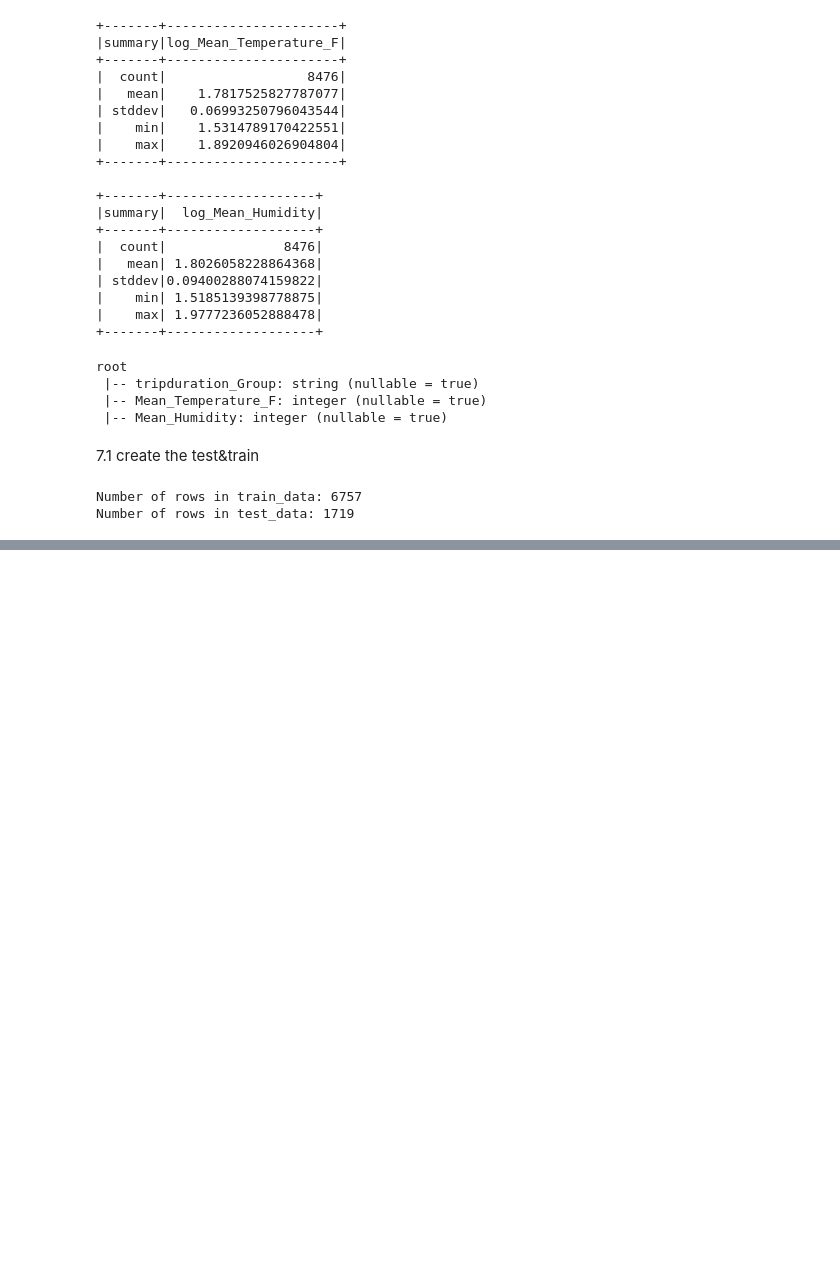
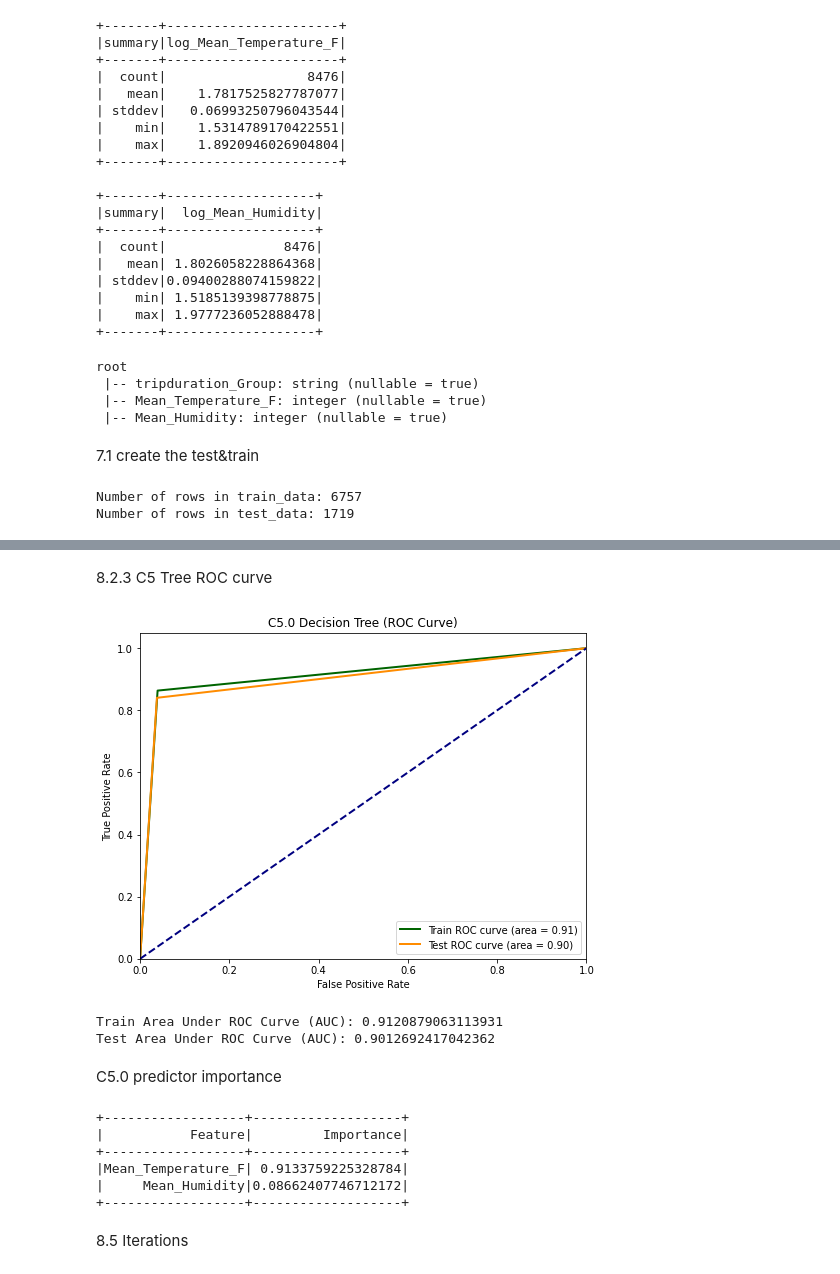
Before and after one commit to XuechenSun/Iteration-4, a Jupyter notebook: BDAS.ipynb, the cells around one changed output, grey strips where cells are left out. Drawn from its saved outputs; the diff is of its cells as text; code cells hidden in the pictures; blank space fills up the shorter version.

```diff
--- a/BDAS.ipynb
+++ b/BDAS.ipynb
@@ -668,0 +721,10 @@ Logistic Regression's Accuracy: 0.900523560209424
+# %%
+C5_dt = DecisionTreeClassifier(featuresCol="features", labelCol="label", impurity="entropy")
+
+C5_dt_model = C5_dt.fit(train_data)
+
+predictions = C5_dt_model.transform(test_data)
+
+evaluator = MulticlassClassificationEvaluator(labelCol="label", predictionCol="prediction", metricName="accuracy")
+c5_accuracy = evaluator.evaluate(predictions)
+print("C5.0's Accuracy:", c5_accuracy)
@@ -668,0 +873,63 @@ Logistic Regression's Accuracy: 0.900523560209424
+# %% [markdown]
+8.2.3 C5 Tree ROC curve
+# %%
+# 在训练集和测试集上分别评估 C5.0 模型
+c5_train_predictions = C5_dt_model.transform(train_data)
+c5_test_predictions = C5_dt_model.transform(test_data)
+
+# 获取训练集和测试集的预测结果及概率
+c5_train_predictions_prob = c5_train_predictions.select(['probability', 'label']).rdd.map(lambda row: (float(row['probability'][1]), float(row['label'])))
+c5_test_predictions_prob = c5_test_predictions.select(['probability', 'label']).rdd.map(lambda row: (float(row['probability'][1]), float(row['label'])))
+
+# 计算训练集和测试集的 ROC 曲线
+c5_train_fpr, c5_train_tpr, _ = roc_curve(c5_train_predictions_prob.map(lambda x: x[1]).collect(), c5_train_predictions_prob.map(lambda x: x[0]).collect())
+c5_train_roc_auc = auc(c5_train_fpr, c5_train_tpr)
+
+c5_test_fpr, c5_test_tpr, _ = roc_curve(c5_test_predictions_prob.map(lambda x: x[1]).collect(), c5_test_predictions_prob.map(lambda x: x[0]).collect())
+c5_test_roc_auc = auc(c5_test_fpr, c5_test_tpr)
+
+# 绘制训练集和测试集的 ROC 曲线在同一图表中
+plt.figure(figsize=(8, 6))
+plt.plot(train_fpr, train_tpr, color='darkgreen', lw=2, label='Train ROC curve (area = %0.2f)' % train_roc_auc)
+plt.plot(test_fpr, test_tpr, color='darkorange', lw=2, label='Test ROC curve (area = %0.2f)' % test_roc_auc)
+plt.plot([0, 1], [0, 1], color='navy', lw=2, linestyle='--')
+plt.xlim([0.0, 1.0])
+plt.ylim([0.0, 1.05])
+plt.xlabel('False Positive Rate')
+plt.ylabel('True Positive Rate')
+plt.title('C5.0 Decision Tree (ROC Curve)')
+plt.legend(loc="lower right")
+plt.show()
+
+print("Train Area Under ROC Curve (AUC):", train_roc_auc)
+print("Test Area Under ROC Curve (AUC):", test_roc_auc)
+# %% [output]
+[figure, added]
+Train Area Under ROC Curve (AUC): 0.9120879063113931
+Test Area Under ROC Curve (AUC): 0.9012692417042362
+# %% [markdown]
+C5.0 predictor importance
+# %%
+# Get feature importance 获取特征重要性
+c5_importances = C5_dt_model.featureImportances.toArray()
+
+# Get feature name 获取特征名称
+feature_names = ['Mean_Temperature_F', 'Mean_Humidity']
+
+# Create a Feature Importance DataFrame 创建特征重要性 DataFrame
+c5_data = [(feature_names[i], float(c5_importances[i])) for i in range(len(feature_names))]
+schema = StructType([StructField("Feature", StringType(), True), StructField("Importance", DoubleType(), True)])
+c5_feature_importance_df = spark.createDataFrame(c5_data, schema=schema)
+
+# Sort by descending order of importance 按重要性降序排列
+c5_feature_importance_df = c5_feature_importance_df.sort("Importance", ascending=False)
+c5_feature_importance_df.show()
+# %% [output]
++------------------+-------------------+
+|           Feature|         Importance|
++------------------+-------------------+
+|Mean_Temperature_F| 0.9133759225328784|
+|     Mean_Humidity|0.08662407746712172|
++------------------+-------------------+
+# %% [markdown]
+8.5 Iterations
```
Also changed, not shown: parts of 25 cells of this notebook, 1 other file.
